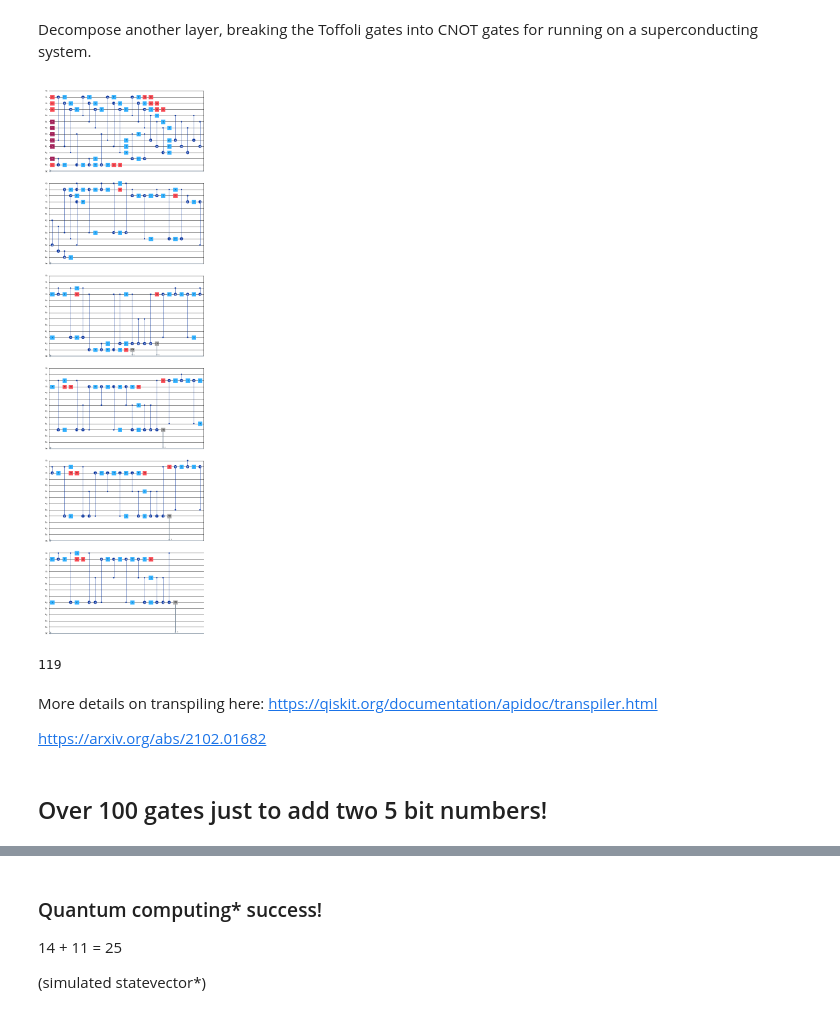
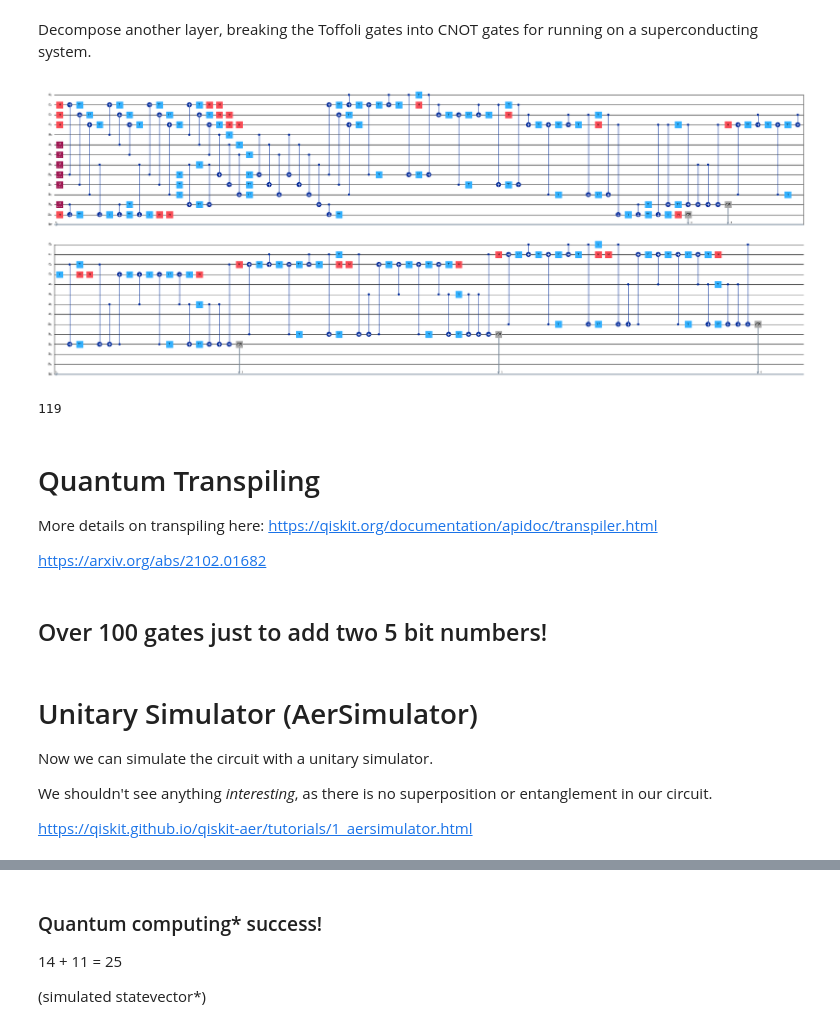
Before and after one commit to UMassIonTrappers/Introduction-to-Quantum-Computing, a Jupyter notebook: labs/Lab_07_Quantum_circuits_quantum_adder.ipynb, the cells around one changed output, grey strips where cells are left out. Saved outputs shown, nothing was run; the diff lists cells and outputs as text; code cells hidden in the pictures.

```diff
--- a/labs/Lab_07_Quantum_circuits_quantum_adder.ipynb
+++ b/labs/Lab_07_Quantum_circuits_quantum_adder.ipynb
@@ -380,9 +386,9 @@ decomposed_circ.draw('mpl', scale = 0.5)
 Decompose another layer, breaking the Toffoli gates into CNOT gates for running on a superconducting system.
 # %%
 decomposed_circ_full = decomposed_circ.decompose()
-decomposed_circ_full.draw('mpl' , scale = 0.3)
+decomposed_circ_full.draw('mpl' , scale = 0.4, fold = 75)
 # %% [output]
-[figure, old version]
+[figure, new version]
 # %%
 '''
 Calculate the depth of the quantum circuit
@@ -391,9 +397,19 @@ decomposed_circ_full.depth()
 # %% [output]
 119
 # %% [markdown]
+# Quantum Transpiling
+
 More details on transpiling here: https://qiskit.org/documentation/apidoc/transpiler.html
 
 https://arxiv.org/abs/2102.01682
 # %% [markdown]
 ## Over 100 gates just to add two 5 bit numbers!
+# %% [markdown]
+# Unitary Simulator (AerSimulator)
+
+Now we can simulate the circuit with a unitary simulator.
+
+We shouldn't see anything *interesting*, as there is no superposition or entanglement in our circuit.
+
+https://qiskit.github.io/qiskit-aer/tutorials/1_aersimulator.html
 # %%
```
Also changed, not shown: parts of 32 cells of this notebook.
